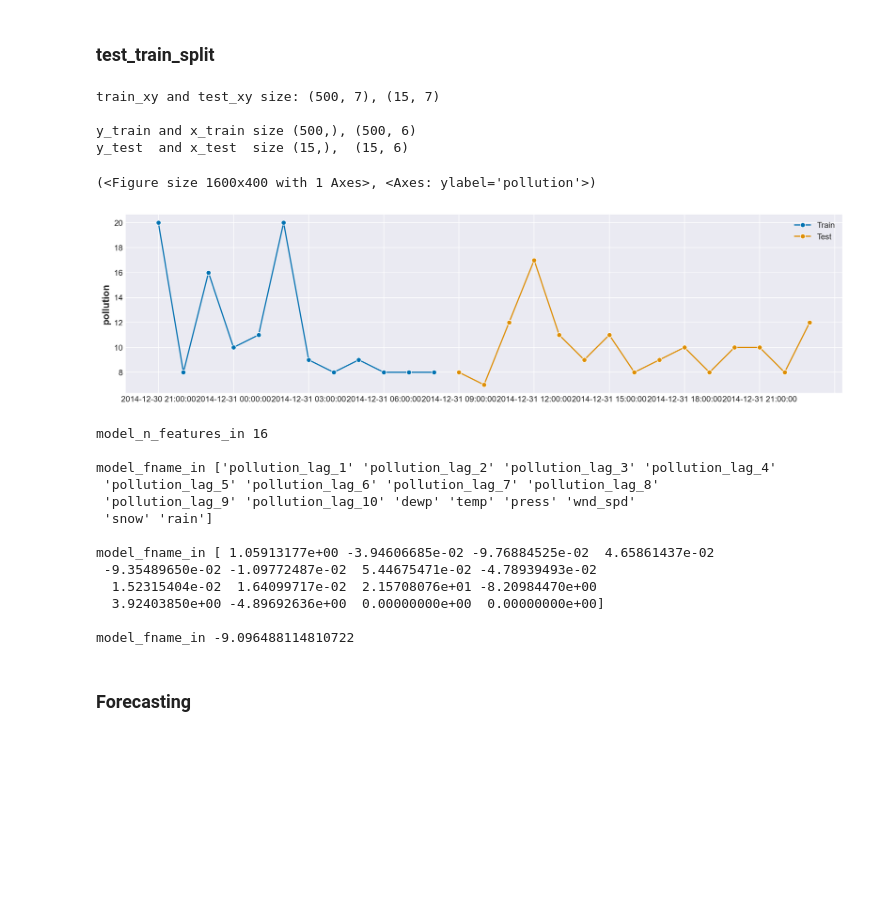
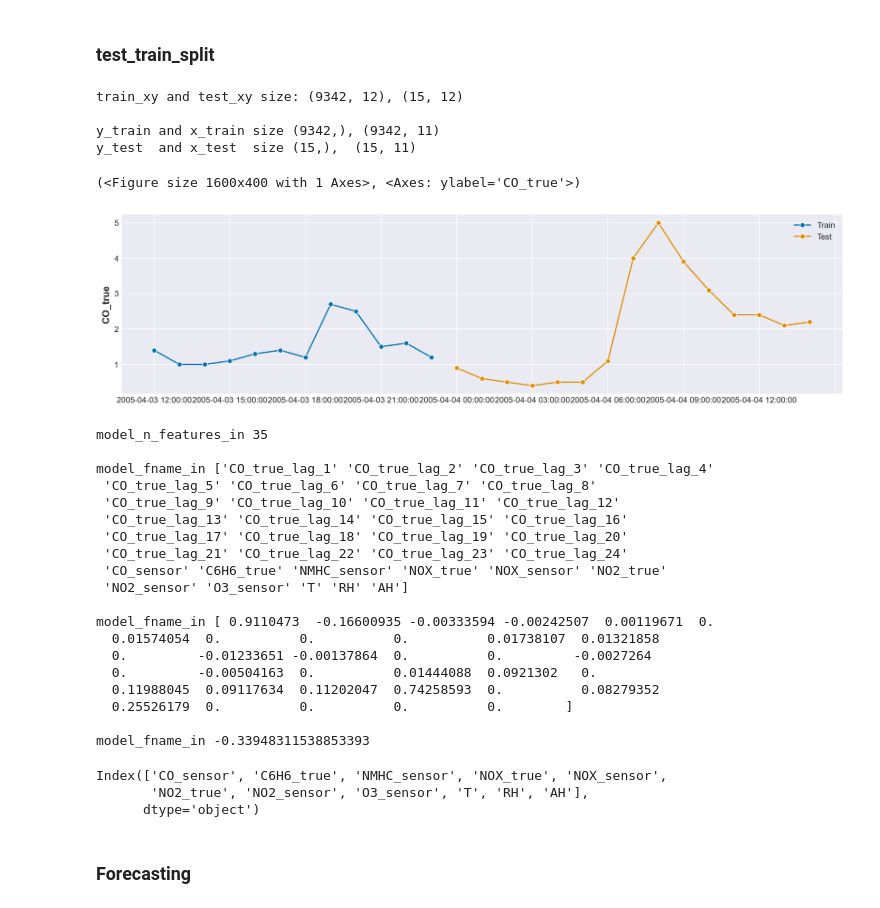
Before and after one commit to RahulDas-dev/Time-Series-Examples, a Jupyter notebook: sktime/Load_model.ipynb, the cells around one changed output. Saved outputs shown, nothing was run; the diff lists cells and outputs as text; code cells hidden in the pictures; blank space fills up the shorter version.

Commit message:
Elastic Net model added

```diff
--- a/sktime/Load_model.ipynb
+++ b/sktime/Load_model.ipynb
@@ -26,19 +26,33 @@ plt.rc(
 
 %config InlineBackend.figure_format = 'retina'
 # %%
-from src.load_datasets import load_air_polution_data
+from src.load_datasets import load_air_quality_data
+
+
+def replace_200(dataframe):
+    dataframe.replace(-200, np.nan, inplace=True)
+    return dataframe
+
+
+def drp_col(dataframe):
+    dataframe.drop(columns=["NMHC_true"], inplace=True)
+    return dataframe
+
 
 dataframe = (
-    load_air_polution_data()
+    load_air_quality_data()
     .pipe(format_datetime, col="Date_Time")
     .pipe(set_index, col="Date_Time")
-    .pipe(interpolate_column, cols="pollution")
+    .pipe(replace_200)
+    .pipe(drp_col)
+    .pipe(replace_null)
+    # .pipe(interpolate_column, cols="pollution")
     .pipe(resample_data, freq="H")
 )
 
 print(f"dataframe shape {dataframe.shape}")
 
-dataframe = dataframe.tail(515)
+# dataframe = dataframe.tail(515)
 
 dataframe.head()
 # %% [output]
@@ -59,38 +73,38 @@ dataframe shape (43800, 7)
 # %%
 from sktime.utils.plotting import plot_series
 from sktime.forecasting.model_selection import temporal_train_test_split
 
 TEST_SIZE = 15
-TARGET_COl = "pollution"
+TARGET_COl = "CO_true"
 
 train_xy, test_xy = temporal_train_test_split(dataframe, test_size=TEST_SIZE)
 
 print(f"train_xy and test_xy size: {train_xy.shape}, {test_xy.shape}", end="\n\n")
 
 y_train = train_xy[TARGET_COl].copy(deep=True)
 x_train = train_xy.drop(columns=[TARGET_COl]).copy(deep=True)
 
 y_test = test_xy[TARGET_COl].copy(deep=True)
 x_test = test_xy.drop(columns=[TARGET_COl]).copy(deep=True)
 
 print(f"y_train and x_train size {y_train.shape}, {x_train.shape}")
 print(
     f"y_test  and x_test  size {y_test.shape},  {x_test.shape}",
     end="\n\n",
 )
 
 plot_series(y_train.tail(12), y_test, labels=["Train", "Test"])
 # %% [output]
-train_xy and test_xy size: (500, 7), (15, 7)
+train_xy and test_xy size: (9342, 12), (15, 12)
 
-y_train and x_train size (500,), (500, 6)
-y_test  and x_test  size (15,),  (15, 6)
+y_train and x_train size (9342,), (9342, 11)
+y_test  and x_test  size (15,),  (15, 11)
-(<Figure size 1600x400 with 1 Axes>, <Axes: ylabel='pollution'>)
+(<Figure size 1600x400 with 1 Axes>, <Axes: ylabel='CO_true'>)
-[figure, old version]
+[figure, new version]
 # %%
 import joblib
 
-trained_model = joblib.load("./model_1.joblib")
+trained_model = joblib.load("../results/elastic_net.joblib")
 
 
 model_n_features_in = trained_model.get_fitted_params()[
@@ -109,19 +123,31 @@ print(f"model_fname_in {model_fname_in}", end="\n\n")
 print(f"model_fname_in {model_coeff}", end="\n\n")
 print(f"model_fname_in {model_intercept}", end="\n\n")
 # %% [output]
-model_n_features_in 16
+model_n_features_in 35
 
-model_fname_in ['pollution_lag_1' 'pollution_lag_2' 'pollution_lag_3' 'pollution_lag_4'
- 'pollution_lag_5' 'pollution_lag_6' 'pollution_lag_7' 'pollution_lag_8'
- 'pollution_lag_9' 'pollution_lag_10' 'dewp' 'temp' 'press' 'wnd_spd'
- 'snow' 'rain']
+model_fname_in ['CO_true_lag_1' 'CO_true_lag_2' 'CO_true_lag_3' 'CO_true_lag_4'
+ 'CO_true_lag_5' 'CO_true_lag_6' 'CO_true_lag_7' 'CO_true_lag_8'
+ 'CO_true_lag_9' 'CO_true_lag_10' 'CO_true_lag_11' 'CO_true_lag_12'
+ 'CO_true_lag_13' 'CO_true_lag_14' 'CO_true_lag_15' 'CO_true_lag_16'
+ 'CO_true_lag_17' 'CO_true_lag_18' 'CO_true_lag_19' 'CO_true_lag_20'
+ 'CO_true_lag_21' 'CO_true_lag_22' 'CO_true_lag_23' 'CO_true_lag_24'
+ 'CO_sensor' 'C6H6_true' 'NMHC_sensor' 'NOX_true' 'NOX_sensor' 'NO2_true'
+ 'NO2_sensor' 'O3_sensor' 'T' 'RH' 'AH']
 
-model_fname_in [ 1.05913177e+00 -3.94606685e-02 -9.76884525e-02  4.65861437e-02
- -9.35489650e-02 -1.09772487e-02  5.44675471e-02 -4.78939493e-02
-  1.52315404e-02  1.64099717e-02  2.15708076e+01 -8.20984470e+00
-  3.92403850e+00 -4.89692636e+00  0.00000000e+00  0.00000000e+00]
+model_fname_in [ 0.9110473  -0.16600935 -0.00333594 -0.00242507  0.00119671  0.
+  0.01574054  0.          0.          0.          0.01738107  0.01321858
+  0.         -0.01233651 -0.00137864  0.          0.         -0.0027264
+  0.         -0.00504163  0.          0.01444088  0.0921302   0.
+  0.11988045  0.09117634  0.11202047  0.74258593  0.          0.08279352
+  0.25526179  0.          0.          0.          0.        ]
 
-model_fname_in -9.096488114810722
+model_fname_in -0.33948311538853393
+# %%
+print(x_test.columns)
+# %% [output]
+Index(['CO_sensor', 'C6H6_true', 'NMHC_sensor', 'NOX_true', 'NOX_sensor',
+       'NO2_true', 'NO2_sensor', 'O3_sensor', 'T', 'RH', 'AH'],
+      dtype='object')
 # %% [markdown]
 ### Forecasting
 # %%
```
Also changed, not shown: parts of 3 cells of this notebook, 5 other files.
